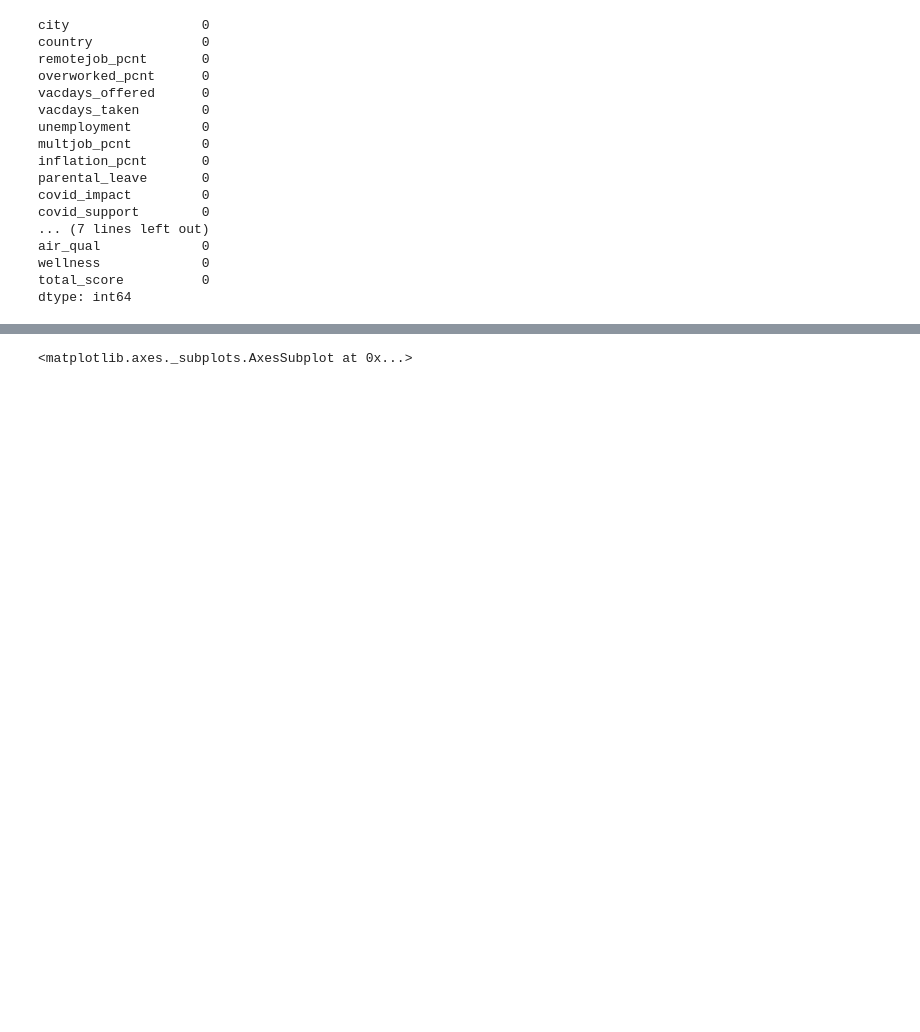
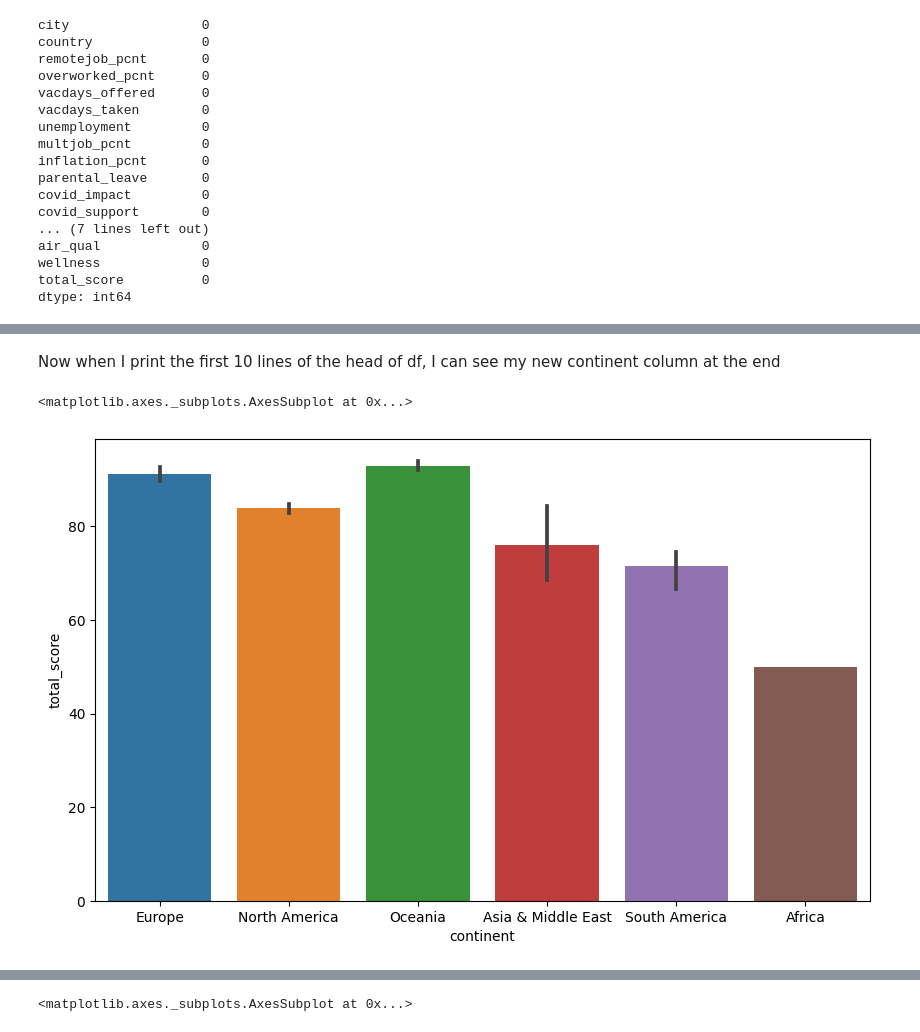
Before and after one commit to oheag2/UCDPA_GillianOHea, a Jupyter notebook: GillianOHea_FinalProject.ipynb, the cells around one changed output, grey strips where cells are left out. Cells and saved outputs as stored; diff of their text form; code cells hidden in the pictures; blank space fills up the shorter version.

```diff
--- a/GillianOHea_FinalProject.ipynb
+++ b/GillianOHea_FinalProject.ipynb
@@ -35,5 +46,5 @@ df.head()
 # %%
 #rename columns to more usable titles and check info to see new titles
 
-df.columns = ["2021", "city", "country", "remotejob_pcnt", "overworked_pcnt", "vacdays_offered", "vacdays_taken", "unemployment", "multjob_pcnt", "inflation_pcnt", "parental_leave", "covid_impact", "covid_support", "healthcare", "mental_healthcare", "inclusivity", "affordability", "happiness", "city_safety", "outdoor_space", "air_qual", "wellness", "total_score"]
+df.columns = ["city", "country", "remotejob_pcnt", "overworked_pcnt", "vacdays_offered", "vacdays_taken", "unemployment", "multjob_pcnt", "inflation_pcnt", "parental_leave", "covid_impact", "covid_support", "healthcare", "mental_healthcare", "inclusivity", "affordability", "happiness", "city_safety", "outdoor_space", "air_qual", "wellness", "total_score"]
 df.info()
@@ -74,5 +107,4 @@ dtype: int64
 # %%
 import numpy as np
 
-df['vacdays_taken'].mean()
-df['vacdays_taken'] = df['vacdays_taken'].replace(np.nan, 15.0)
+df['vacdays_taken'] = df['vacdays_taken'].replace(np.nan, 15.1)
@@ -98,0 +164,2 @@ dtype: int64
+# %% [markdown]
+Now when I print the first 10 lines of the head of df, I can see my new continent column at the end
@@ -98,0 +173,8 @@ dtype: int64
+# %%
+import matplotlib.pyplot as plt
+import seaborn as sns
+fig = plt.figure(figsize = (10,6))
+sns.barplot(x = 'continent', y = 'total_score', data = df)
+# %% [output]
+<matplotlib.axes._subplots.AxesSubplot at 0x...>
+[figure, added]
```
Also changed, not shown: parts of 57 cells of this notebook.
